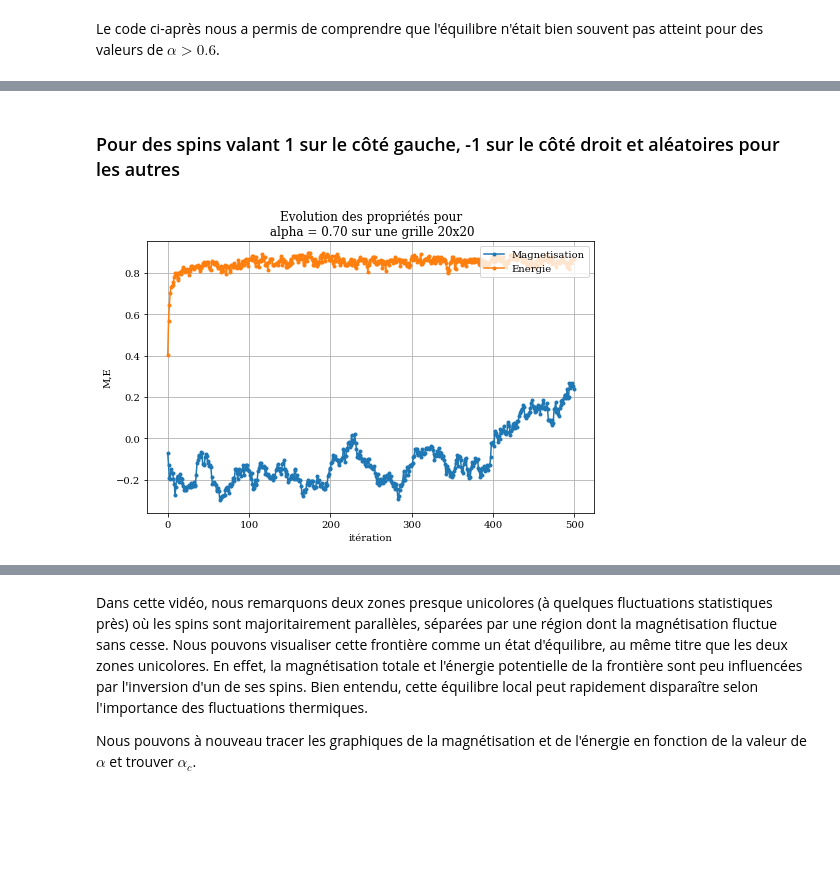
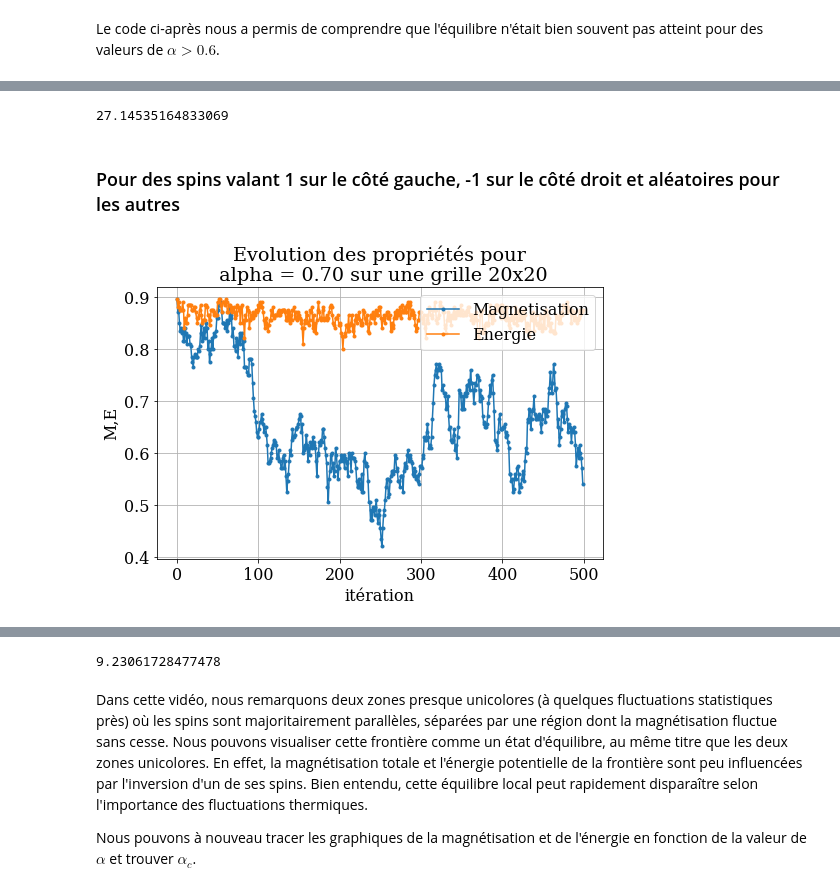
Before and after one commit to ceschoon/Travail-PHYS-F-303, a Jupyter notebook: Travail_PHYS-F-303_MJ_CS.ipynb, the cells around one changed output, grey strips where cells are left out. Drawn from its saved outputs; the diff is of its cells as text; code cells hidden in the pictures; blank space fills up the shorter version.

```diff
--- a/Travail_PHYS-F-303_MJ_CS.ipynb
+++ b/Travail_PHYS-F-303_MJ_CS.ipynb
@@ -204,7 +172,7 @@ $$ \partial_t \rho = c + \alpha\ \partial_x^2 \rho $$
 Il est évident que la solution montrée précédemment est solution de cette équation.
 La simulation de ce processus est faite ci-dessous.
 # %%
-npart=10000
+npart=100000
 T=50.0
 nt=500
 dt=T/nt
@@ -313,7 +280,7 @@ La distribution d'équilibre pour $t\rightarrow \infty$ est donc une gausienne d
 
 Vérifions tout cela avec une simulation.
 # %%
-npart=10000
+npart=100000
 T=20.0
 nt=500
 dt=T/nt
@@ -442,6 +409,8 @@ def energy_at_site(sp,alpha,sigma,ix,iy):
     energy: energy for the given configuration
     """
 
+    nx,ny = sp.shape
+
     energy=-alpha*sigma*(sp[(ix-1)%nx,iy]+sp[(ix+1)%nx,iy]+sp[ix,(iy-1)%ny]\
                          +sp[ix,(iy+1)%ny])
 
@@ -1459,6 +1432,10 @@ plt.close()
 HTML(anim.to_html5_video())
 # %% [output]
 [interactive output not drawn]
+# %%
+print(time.time()-start)
+# %% [output]
+27.14535164833069
 # %% [markdown]
 ### Pour des spins valant 1 sur le côté gauche, -1 sur le côté droit et aléatoires pour les autres
 # %%
@@ -1471,21 +1448,23 @@ a = 1
 borders = [1,1,1,1]
 param = 3
 # %%
-sp = initial_state_random(nx,ny)
-sp = left_right_edges(sp)
+sp0 = initial_state_random(nx,ny)
+sp0 = left_right_edges(sp)
+
+sp = sp0.copy()
 
 E_aligned = moy_ener(np.ones((nx,ny)),alpha)
 [M,E] = M_with_time_for_alpha2(sp,NMC,step,alpha,param,borders,a)
 
 plt.figure(figsize=(8,5));
 plt.plot(np.arange(0,len(M)*step,step),M, '.-', label='Magnetisation');
 plt.plot(np.arange(0,len(E)*step,step),abs(E/E_aligned), '.-', label='Energie')
 plt.title("Evolution des propriétés pour\n alpha = {:.2f} sur une grille {:d}x{:d}".format(alpha,nx,ny));
 plt.xlabel('itération');
 plt.ylabel('M,E');
 plt.legend(loc=1);
 plt.grid()
 plt.show()
 # %% [output]
-[figure, old version]
+[figure, new version]
 # %%
@@ -1509,6 +1488,10 @@ plt.close()
 HTML(anim.to_html5_video())
 # %% [output]
 [interactive output not drawn]
+# %%
+print(time.time()-start)
+# %% [output]
+9.23061728477478
 # %% [markdown]
 Dans cette vidéo, nous remarquons deux zones presque unicolores (à quelques fluctuations statistiques près) où les spins sont majoritairement parallèles, séparées par une région dont la magnétisation fluctue sans cesse. Nous pouvons visualiser cette frontière comme un état d'équilibre, au même titre que les deux zones unicolores. En effet, la magnétisation totale et l'énergie potentielle de la frontière sont peu influencées par l'inversion d'un de ses spins. Bien entendu, cette équilibre local peut rapidement disparaître selon l'importance des fluctuations thermiques.
 
```
Also changed, not shown: parts of 60 cells of this notebook, 1 other file.
